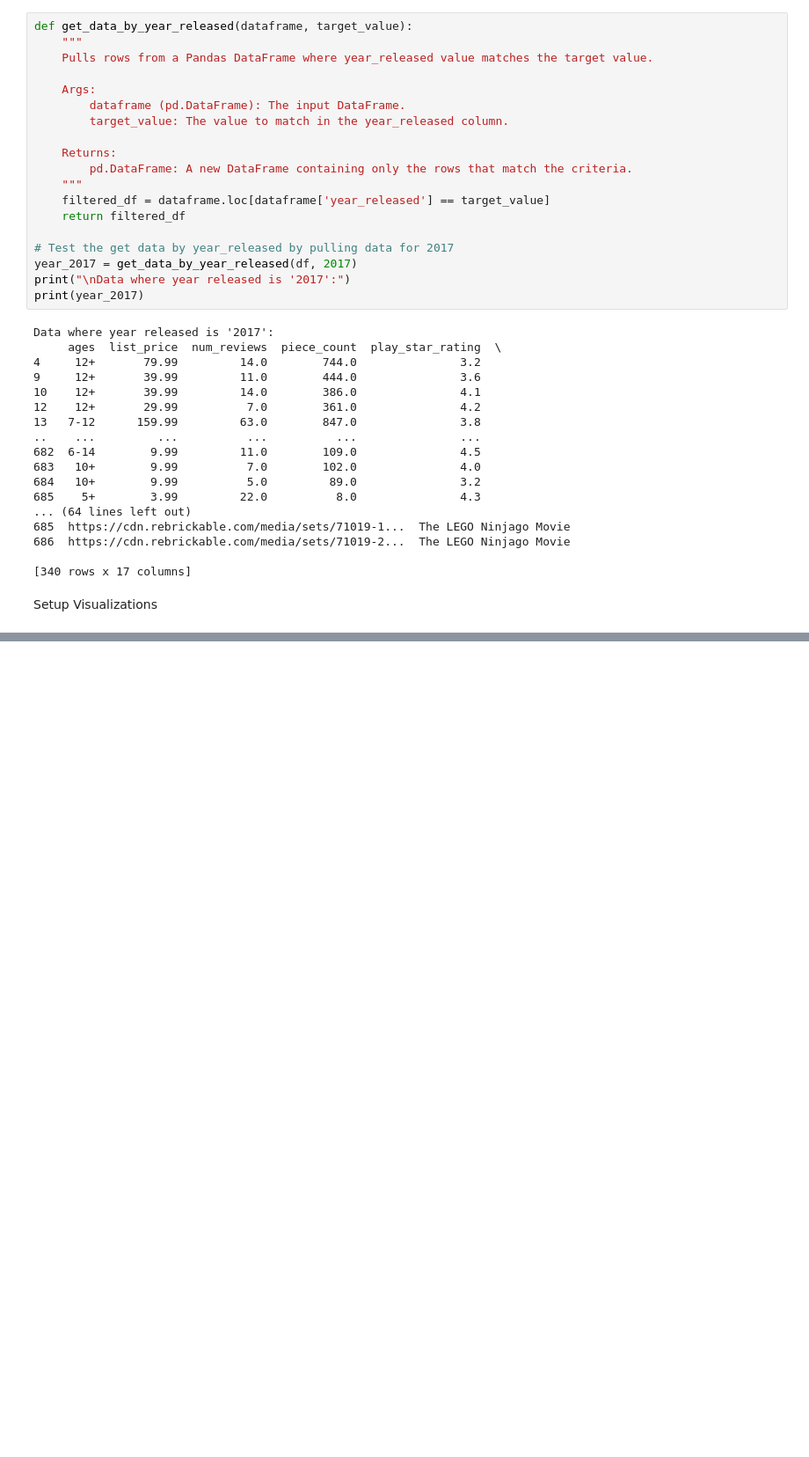
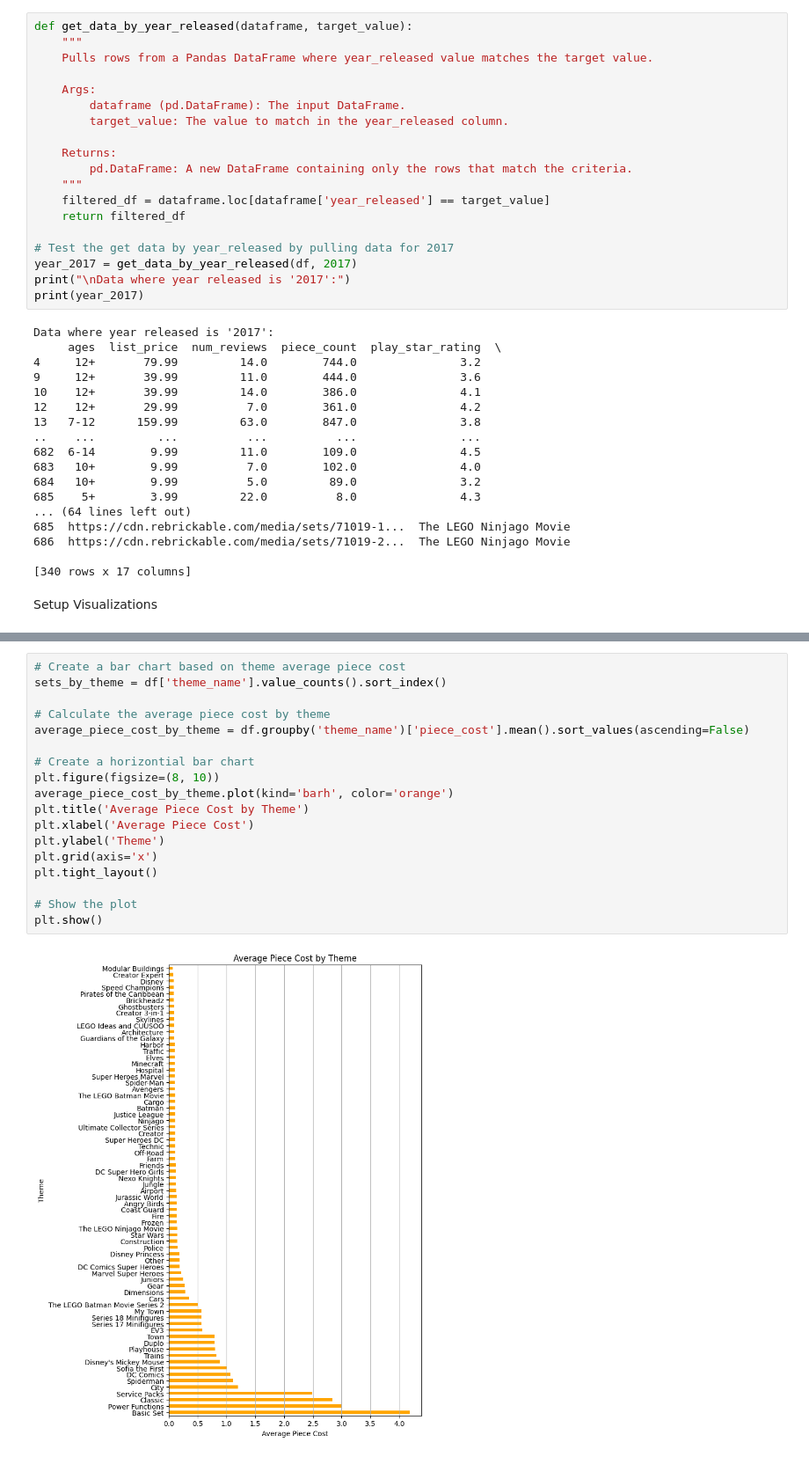
Before and after one commit to pointer-jen/CodeYou_DA_Jan_2025_Capstone, a Jupyter notebook: main.ipynb, the cells around one changed output, grey strips where cells are left out. Shown: that part at 88% size. Drawn from its saved outputs; the diff is of its cells as text; blank space fills up the shorter version.

```diff
--- a/main.ipynb
+++ b/main.ipynb
@@ -169,0 +199,20 @@ plt.show()
+# %%
+# Create a bar chart based on theme average piece cost
+sets_by_theme = df['theme_name'].value_counts().sort_index()
+
+# Calculate the average piece cost by theme
+average_piece_cost_by_theme = df.groupby('theme_name')['piece_cost'].mean().sort_values(ascending=False)
+
+# Create a horizontial bar chart
+plt.figure(figsize=(8, 10))
+average_piece_cost_by_theme.plot(kind='barh', color='orange')
+plt.title('Average Piece Cost by Theme')
+plt.xlabel('Average Piece Cost')
+plt.ylabel('Theme')
+plt.grid(axis='x')
+plt.tight_layout()
+
+# Show the plot
+plt.show()
+# %% [output]
+[figure, added]
```
Also changed, not shown: parts of 5 cells of this notebook, 10 other files.
